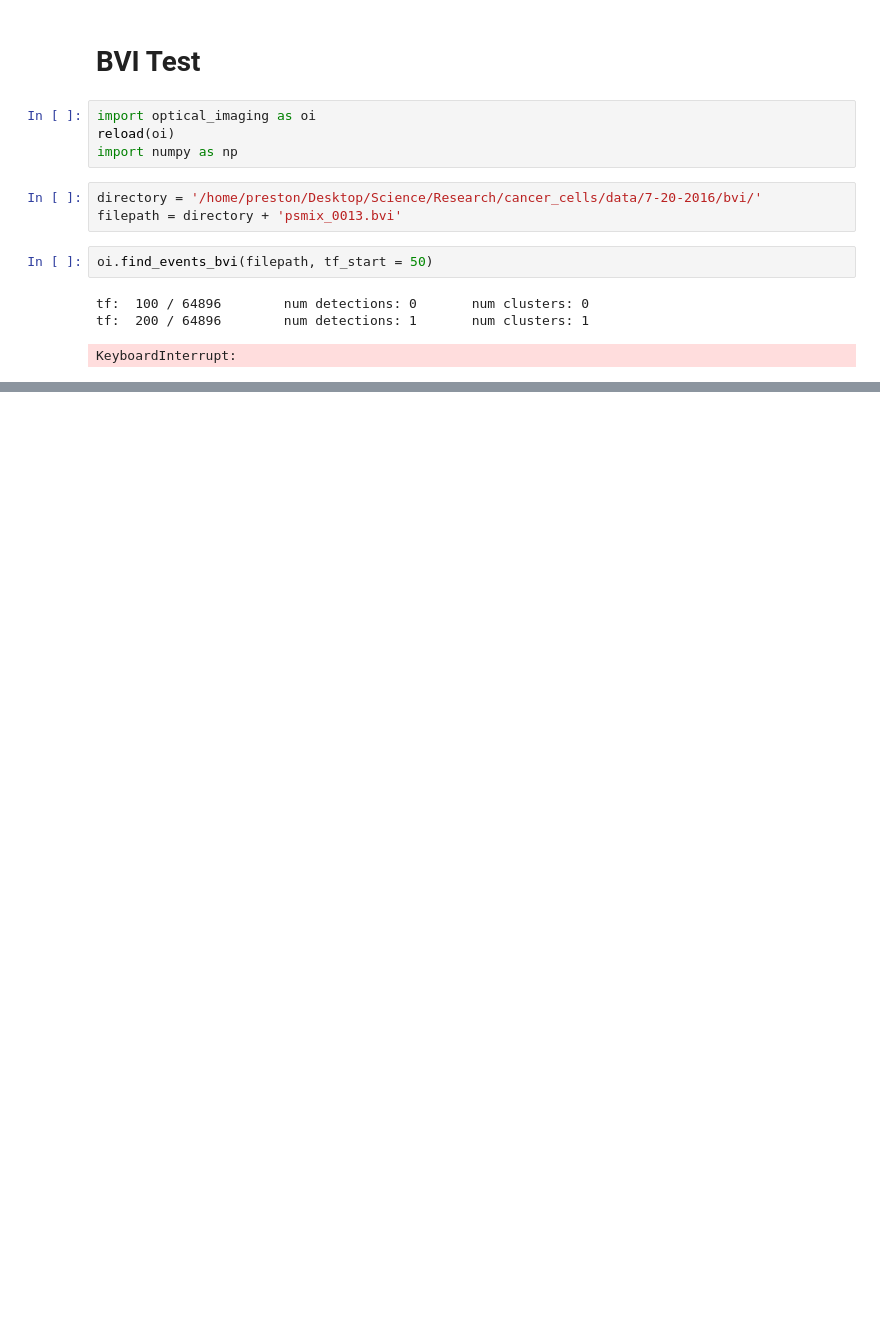
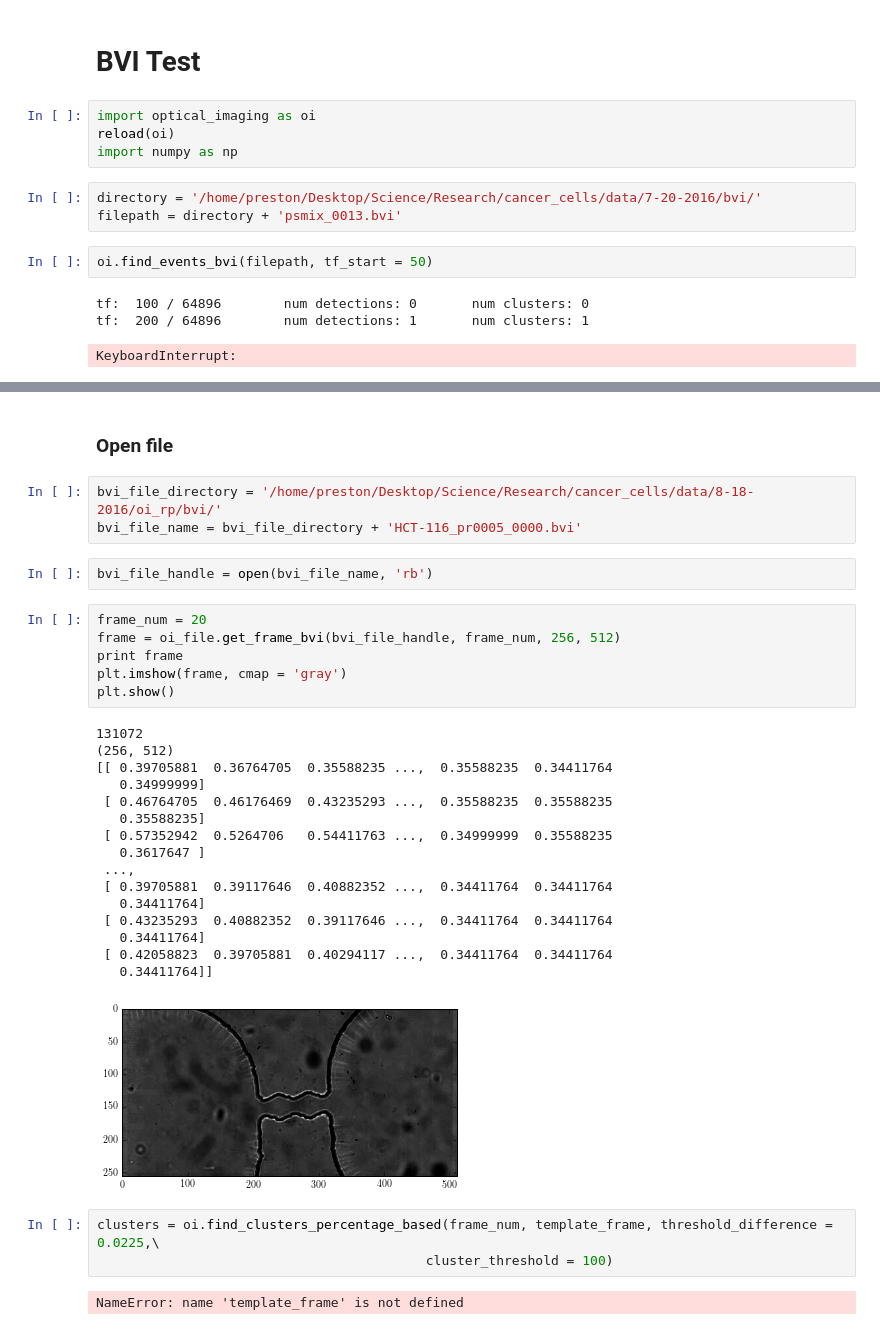
Before and after one commit to tphinkle/pore_stats, a Jupyter notebook: lab.ipynb, the cells around one changed output, grey strips where cells are left out. Drawn from its saved outputs; the diff is of its cells as text; blank space fills up the shorter version.

```diff
--- a/lab.ipynb
+++ b/lab.ipynb
@@ -472,0 +453,35 @@ plt.tight_layout()
+# %% [markdown]
+### Open file
+# %%
+bvi_file_directory = '/home/preston/Desktop/Science/Research/cancer_cells/data/8-18-2016/oi_rp/bvi/'
+bvi_file_name = bvi_file_directory + 'HCT-116_pr0005_0000.bvi'
+# %%
+bvi_file_handle = open(bvi_file_name, 'rb')
+# %%
+frame_num = 20
+frame = oi_file.get_frame_bvi(bvi_file_handle, frame_num, 256, 512)
+print frame
+plt.imshow(frame, cmap = 'gray')
+plt.show()
+# %% [output]
+131072
+(256, 512)
+[[ 0.39705881  0.36764705  0.35588235 ...,  0.35588235  0.34411764
+   0.34999999]
+ [ 0.46764705  0.46176469  0.43235293 ...,  0.35588235  0.35588235
+   0.35588235]
+ [ 0.57352942  0.5264706   0.54411763 ...,  0.34999999  0.35588235
+   0.3617647 ]
+ ...,
+ [ 0.39705881  0.39117646  0.40882352 ...,  0.34411764  0.34411764
+   0.34411764]
+ [ 0.43235293  0.40882352  0.39117646 ...,  0.34411764  0.34411764
+   0.34411764]
+ [ 0.42058823  0.39705881  0.40294117 ...,  0.34411764  0.34411764
+   0.34411764]]
+[figure, added]
+# %%
+clusters = oi.find_clusters_percentage_based(frame_num, template_frame, threshold_difference = 0.0225,\
+                                          cluster_threshold = 100)
+# %% [output]
+NameError: name 'template_frame' is not defined
```
Also changed, not shown: parts of 6 cells of this notebook, 10 other files.
